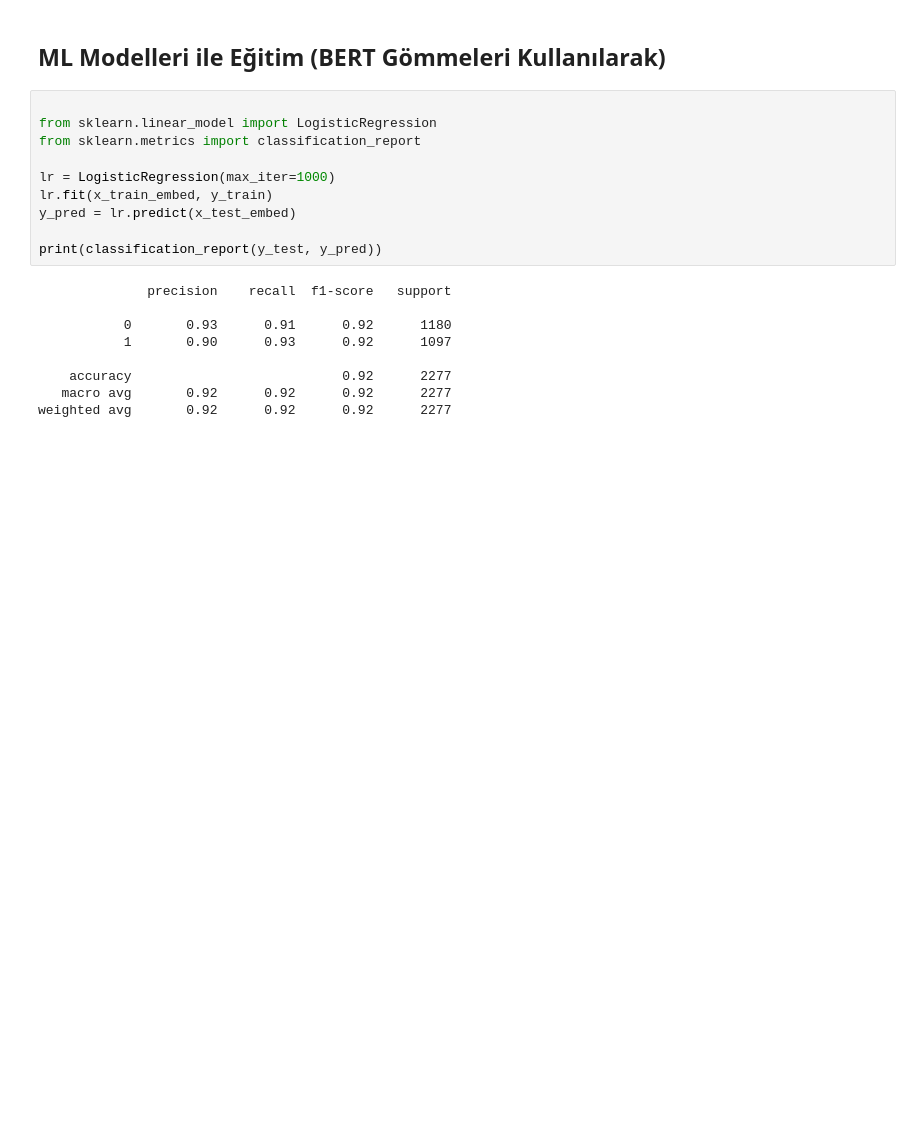
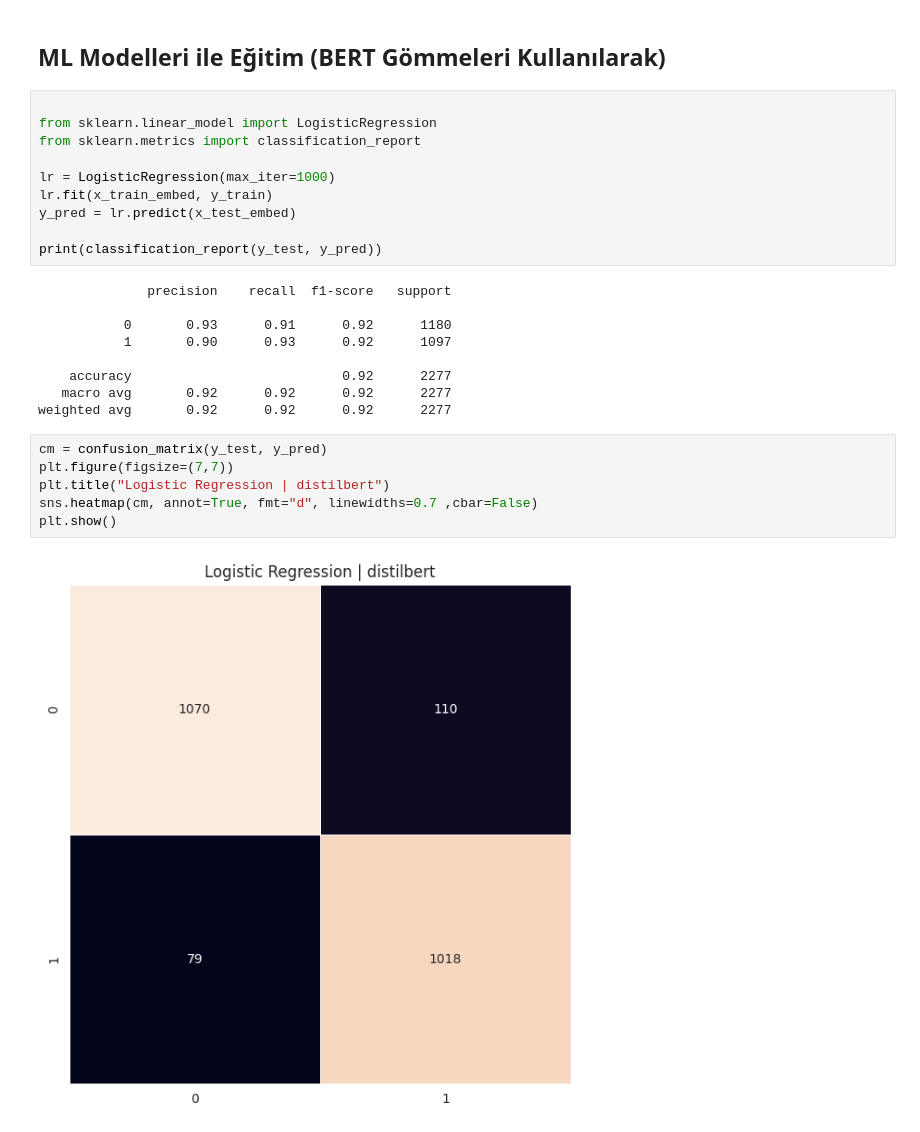
Before and after one commit to msinan52/NLP9Hafta, a Jupyter notebook: 2_distilbert.ipynb, the cells around one changed output. Saved outputs shown, nothing was run; the diff lists cells and outputs as text; blank space fills up the shorter version.

```diff
--- a/2_distilbert.ipynb
+++ b/2_distilbert.ipynb
@@ -111,3 +111,11 @@ print(classification_report(y_test, y_pred))
     accuracy                           0.92      2277
    macro avg       0.92      0.92      0.92      2277
 weighted avg       0.92      0.92      0.92      2277
+# %%
+cm = confusion_matrix(y_test, y_pred)
+plt.figure(figsize=(7,7))
+plt.title("Logistic Regression | distilbert")
+sns.heatmap(cm, annot=True, fmt="d", linewidths=0.7 ,cbar=False)
+plt.show()
+# %% [output]
+[figure, added]
```
